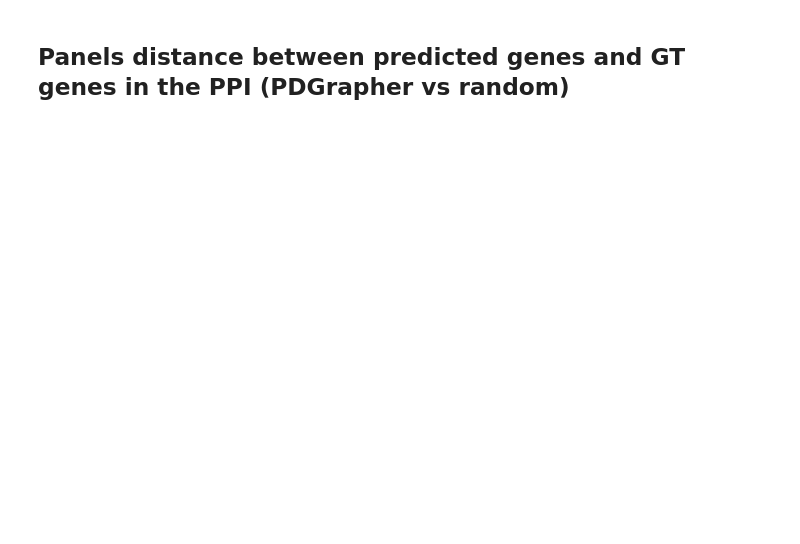
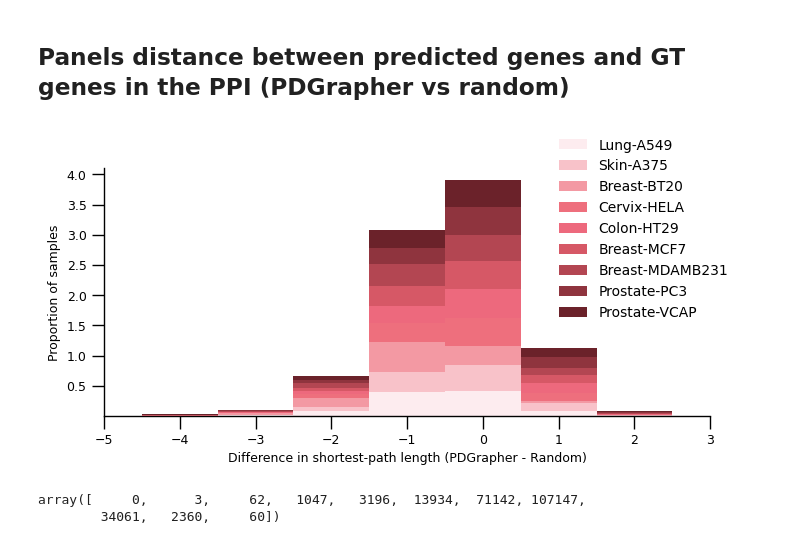
Before and after one commit to mims-harvard/PDGrapher, a Jupyter notebook: figures/figure_3_chemical_random/plot_figure_3.ipynb, the cells around one changed output. Drawn from its saved outputs; the diff is of its cells as text; code cells hidden in the pictures; blank space fills up the shorter version.

```diff
--- a/figures/figure_3_chemical_random/plot_figure_3.ipynb
+++ b/figures/figure_3_chemical_random/plot_figure_3.ipynb
@@ -876,3 +703,77 @@ for cell_line in ["A549", "A375", "BT20", "HELA", "HT29", "MCF7", "MDAMB231", "P
+# %%
+####Stacked histogram of the distances of PDGrapher - Random for all cell lines togheter
+import pandas as pd
+import numpy as np
+import matplotlib.pyplot as plt
+
+
+cell_lines = list(all_lengths_ours_to_real.keys())
+
+# Predefined colors for each cell line
+cell_line_colors = {
+    'A549': '#fdecef',    # Very light pink
+    'A375': '#f8c2c9',    # Light pink
+    'BT20': '#f399a3',    # Soft pink
+    'HELA': '#ee6f7d',    # Medium light pink
+    'HT29': '#ed697d',    # Medium pink
+    'MCF7': '#d65866',    # Darker pink
+    'MDAMB231': '#b34652',# Rich pink
+    'PC3': '#8f343e',     # Deeper pink
+    'VCAP': '#6b222a'     # Darkest pink
+}
+# Set up the bins based on the possible range of differences
+all_differences = []
+
+for cell_line in cell_lines:
+    lengths_ours_to_real = all_lengths_ours_to_real[cell_line]
+    lengths_random_to_real = all_lengths_random_to_real[cell_line]
+
+    # Compute the element-wise difference (random - ours)
+    difference_lengths =  np.array(lengths_ours_to_real) - np.array(lengths_random_to_real)
+    all_differences.extend(difference_lengths)
+
+bins = np.arange(min(all_differences), max(all_differences) + 1) - 0.5
+
+with sns.plotting_context(plotting_context):
+    # Set up the plot
+    fig, ax = plt.subplots(figsize=(7.35, 3.4))
+
+    # Plot stacked histogram
+    bottoms = np.zeros(len(bins) - 1)
+
+    for cell_line in cell_lines:
+        lengths_ours_to_real = all_lengths_ours_to_real[cell_line]
+        lengths_random_to_real = all_lengths_random_to_real[cell_line]
+
+        # Compute the element-wise difference (random - ours)
+        difference_lengths = np.array(lengths_ours_to_real) - np.array(lengths_random_to_real)
+
+        # Calculate the histogram counts
+        counts, _ = np.histogram(difference_lengths, bins=bins)
+
+        # Normalize to get proportions
+        proportions = counts / np.sum(counts)
+
+        # Plot the proportion-based histogram for this cell line
+        ax.bar(bins[:-1] + 0.5, proportions, bottom=bottoms, width=1.0, color=cell_line_colors[cell_line], label=cell_line_to_cancer_type[cell_line])
+
+        # Update the bottom position for the next stack
+        bottoms += proportions
+
+    # Adding labels and title
+    ax.set_xlabel('Difference in shortest-path length (PDGrapher - Random)', fontsize=9)
+    ax.set_ylabel('Proportion of samples', fontsize=9)
+    ax.set_title('')
+    ax.set_xlim(-5, 3)
+
+    # Customize the legend
+    ax.legend(loc='upper right', bbox_to_anchor=(1.05, 1.17), frameon=False, title=None)
+    sns.despine()
+    plt.subplots_adjust(bottom=0.15, right=0.95)
+    plt.savefig(osp.join(outdir, 'stacked_histogram_proportion_difference_random_pdgrapher.pdf'), transparent=True)
+    plt.show()
+# %% [output]
+[figure, added]
 # %%
 
 #Put all data together
@@ -932,0 +891,5 @@ for cell_line in all_lengths_ours_to_real.keys():
+# %%
+counts
+# %% [output]
+array([     0,      3,     62,   1047,   3196,  13934,  71142, 107147,
+        34061,   2360,     60])
```
Also changed, not shown: parts of 15 cells of this notebook, 44 other files.
